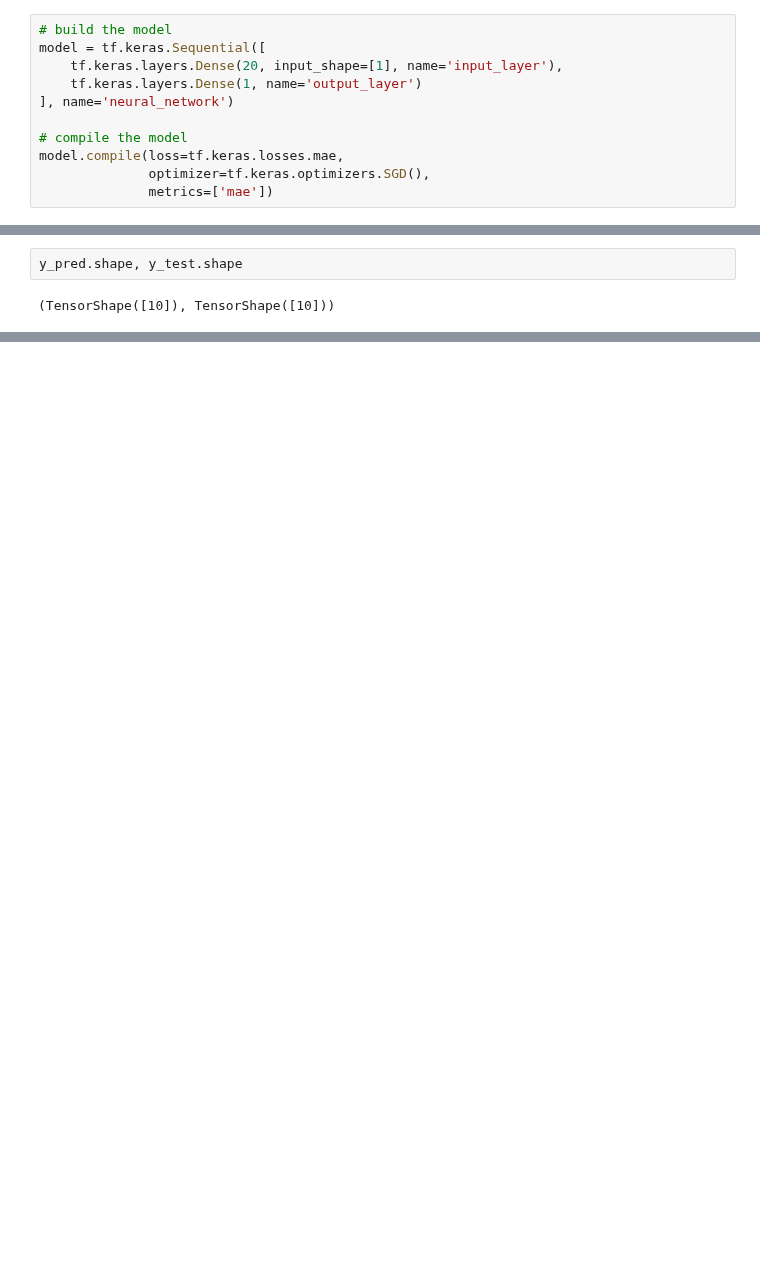
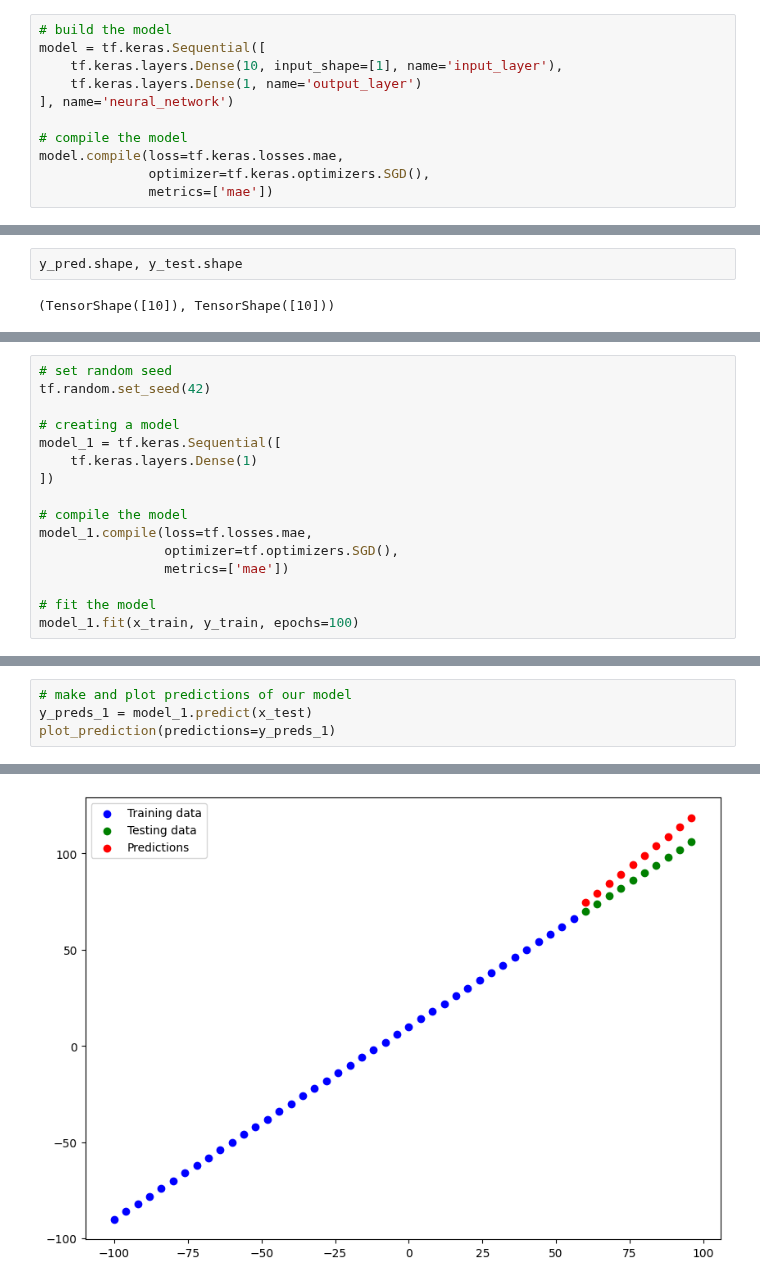
Before and after one commit to Muntasir2179/tensorflow-learning, a Jupyter notebook: 01_neural_network_regression_with_tensorflow.ipynb, the cells around one changed output, grey strips where cells are left out. Cells and saved outputs as stored; diff of their text form; blank space fills up the shorter version.

```diff
--- a/01_neural_network_regression_with_tensorflow.ipynb
+++ b/01_neural_network_regression_with_tensorflow.ipynb
@@ -370,7 +370,7 @@ tf.shape(x_train)
 # %%
 # build the model
 model = tf.keras.Sequential([
-    tf.keras.layers.Dense(20, input_shape=[1], name='input_layer'),
+    tf.keras.layers.Dense(10, input_shape=[1], name='input_layer'),
     tf.keras.layers.Dense(1, name='output_layer')
 ], name='neural_network')
 
@@ -544,0 +550,16 @@ def mse(y_true, y_test):
+# %%
+# set random seed
+tf.random.set_seed(42)
+
+# creating a model
+model_1 = tf.keras.Sequential([
+    tf.keras.layers.Dense(1)
+])
+
+# compile the model
+model_1.compile(loss=tf.losses.mae,
+                optimizer=tf.optimizers.SGD(),
+                metrics=['mae'])
+
+# fit the model
+model_1.fit(x_train, y_train, epochs=100)
@@ -544,0 +585,5 @@ def mse(y_true, y_test):
+# %%
+# make and plot predictions of our model
+y_preds_1 = model_1.predict(x_test)
+plot_prediction(predictions=y_preds_1)
+# %% [output]
@@ -544,0 +592 @@ def mse(y_true, y_test):
+[figure, added]
```
Also changed, not shown: parts of 31 cells of this notebook.
